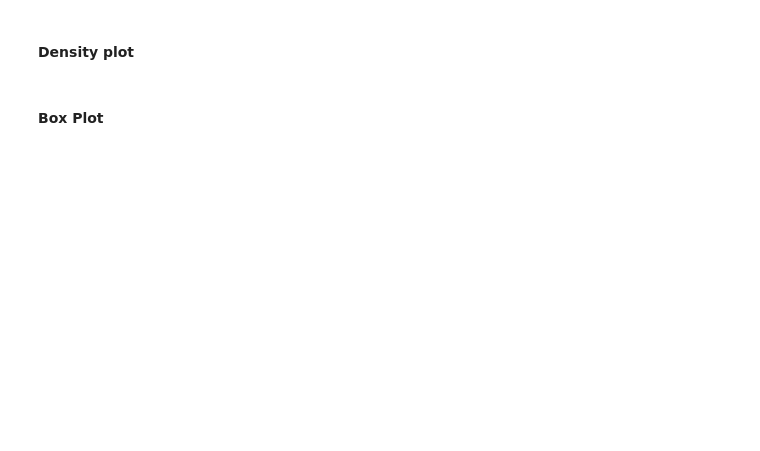
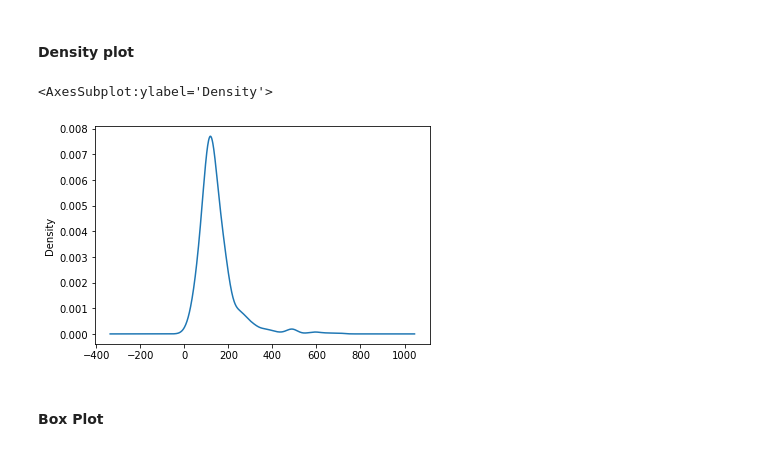
Before and after one commit to SR1608/Pandas, a Jupyter notebook: Pandas_Session_1.ipynb, the cells around one changed output. Saved outputs shown, nothing was run; the diff lists cells and outputs as text; code cells hidden in the pictures; blank space fills up the shorter version.

```diff
--- a/Pandas_Session_1.ipynb
+++ b/Pandas_Session_1.ipynb
@@ -226,4 +530,9 @@ Different types of variables are Categorical, ordinal and numerical.
 # %% [markdown]
 #### Density plot
+# %%
+df['LoanAmount'].plot(kind="density")
+# %% [output]
+<AxesSubplot:ylabel='Density'>
+[figure, added]
 # %% [markdown]
 #### Box Plot
```
Also changed, not shown: parts of 49 cells of this notebook, 1 other file.
